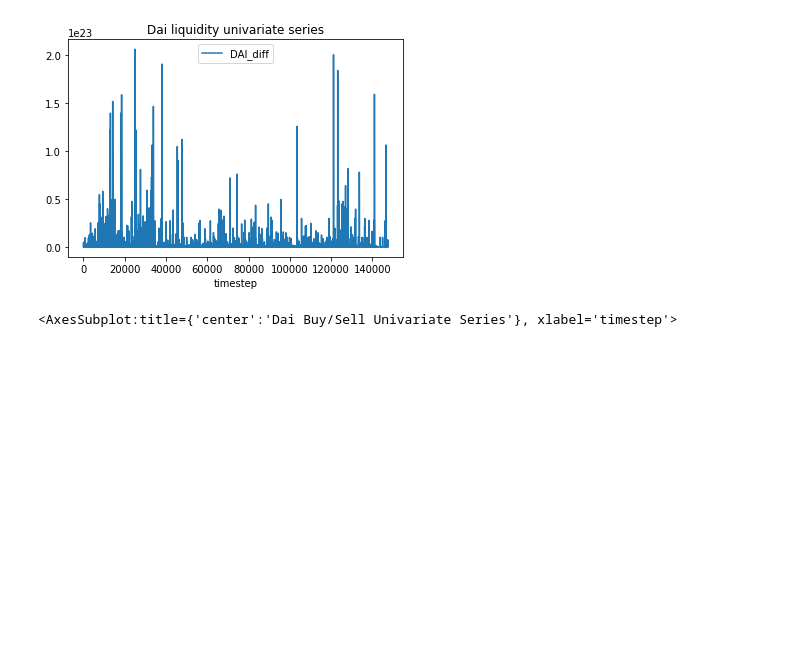
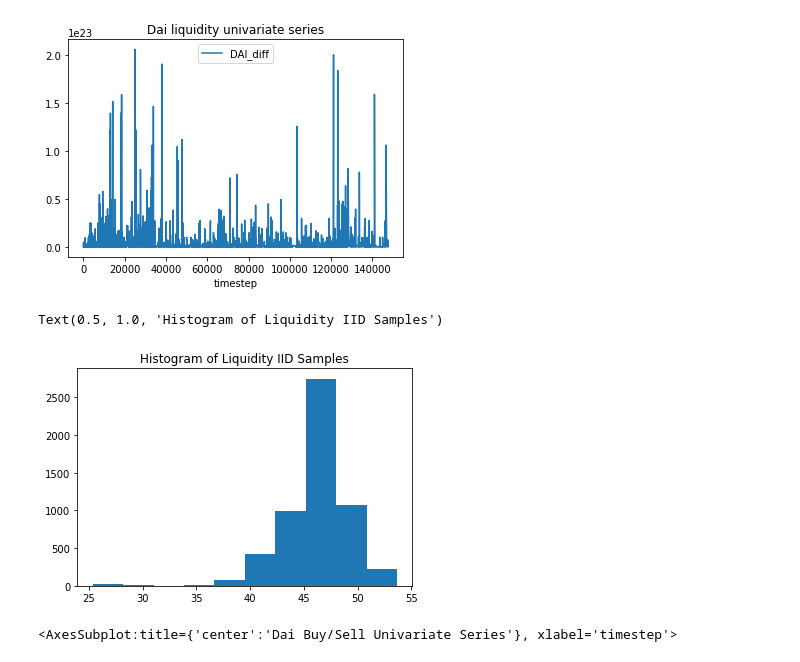
Before and after one commit to BlockScience/reflexer, a Jupyter notebook: notebooks/Stochastic_Generators/Uniswap_process_modeling.ipynb, the cells around one changed output. Saved outputs shown, nothing was run; the diff lists cells and outputs as text; code cells hidden in the pictures; blank space fills up the shorter version.

```diff
--- a/notebooks/Stochastic_Generators/Uniswap_process_modeling.ipynb
+++ b/notebooks/Stochastic_Generators/Uniswap_process_modeling.ipynb
@@ -71,6 +101,12 @@ liquidity_uniswap_events.plot(x='timestep',y='DAI_diff',title='Dai liquidity uni
 # %% [output]
 <AxesSubplot:title={'center':'Dai liquidity univariate series'}, xlabel='timestep'>
 [figure]
+# %%
+plt.hist(liquidity_uniswap_events['DAI_diff'].apply(np.log))
+plt.title('Histogram of Liquidity IID Samples')
+# %% [output]
+Text(0.5, 1.0, 'Histogram of Liquidity IID Samples')
+[figure, added]
 # %%
 # buy/sell series
 buy_sell_uniswap_events['DAI_balance'] = buy_sell_uniswap_events['DAI_balance'].astype(float)
```
Also changed, not shown: parts of 20 cells of this notebook, 2 other files.
